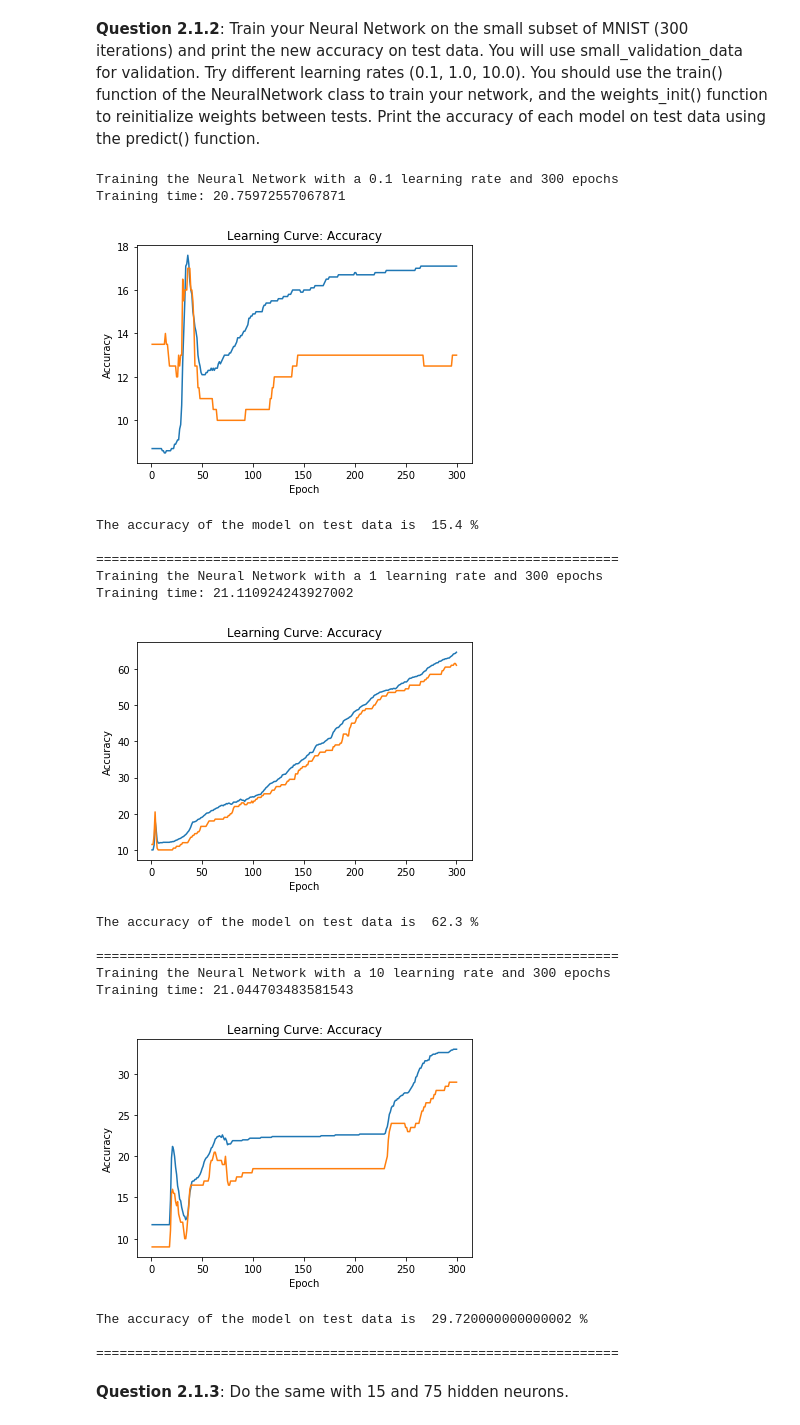
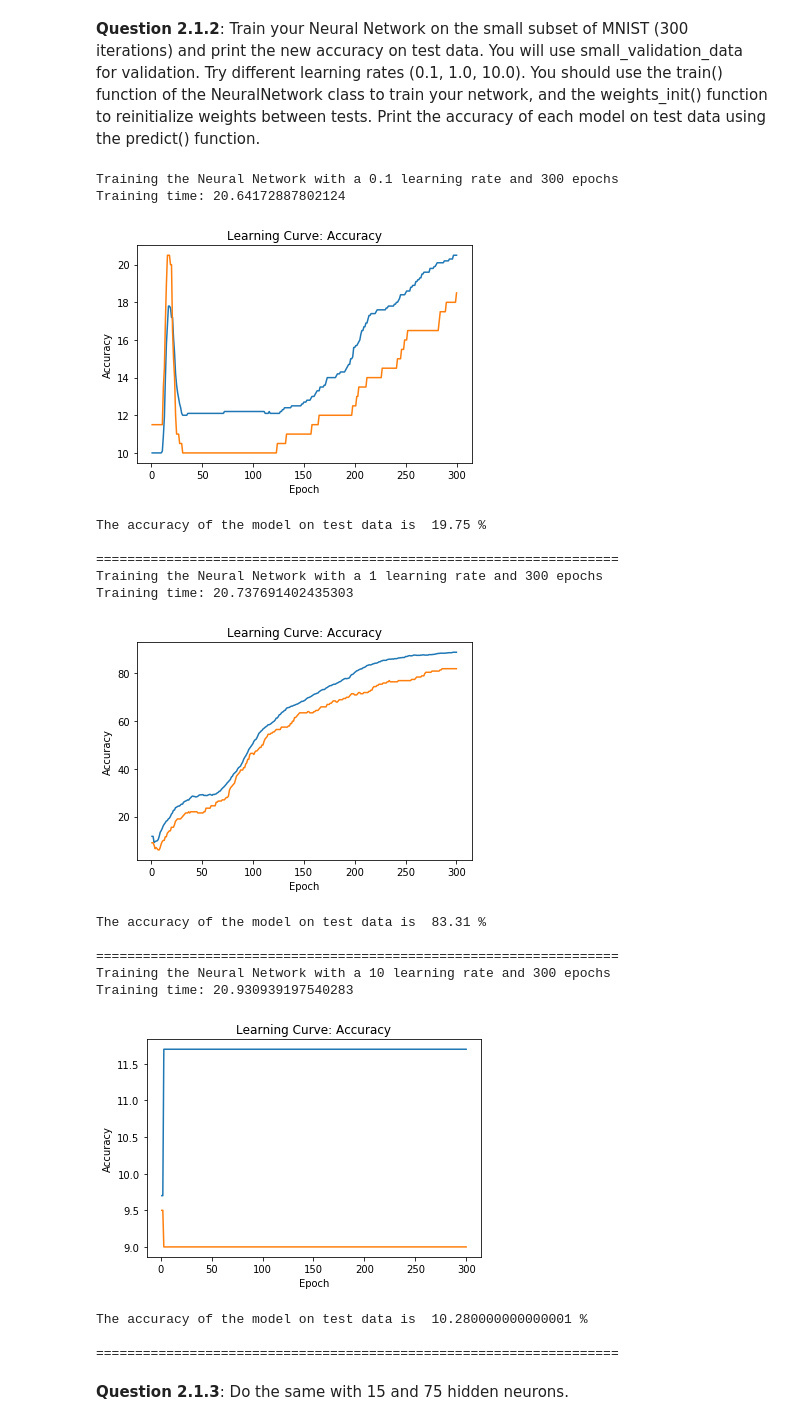
Before and after one commit to kandakji/Artificial-Neural-Networks-for-Handwritten-Digits-Recognition, a Jupyter notebook: Lab1_DL-Students_2019.ipynb, the cells around one changed output. Cells and saved outputs as stored; diff of their text form; code cells hidden in the pictures.

```diff
--- a/Lab1_DL-Students_2019.ipynb
+++ b/Lab1_DL-Students_2019.ipynb
@@ -222,12 +248,15 @@ Output = 0.5597295991095776
 # %%
 class NeuralNetwork(NeuralNetwork):
     def backpropagate(self, targets, learning_rate=5.0):
+
         transfer_df = self.transfer_df
+
         l = learning_rate
+
         targets = np.array(targets) # Target outputs
 
         # Compute the derivative of the loss with respect to the activation in the output layer
-        self.dL_du_output = (self.o_output - targets)*(transfer_df(self.u_output))
+        self.dL_du_output = 2*(self.o_output - targets)*(transfer_df(self.u_output))
 
         # Compute the derivative of the loss with respect to the activation in the hidden layer
         self.dL_du_hidden = np.dot(self.dL_du_output,np.transpose(self.W_hidden_to_output[:-1,:]))*(transfer_df(self.u_hidden))
@@ -329,55 +362,69 @@ mnist_model = NeuralNetwork(input_layer_size = 784, hidden_layer_size = 30, outp
 # Learning rate 0.1
 
 print("Training the Neural Network with a 0.1 learning rate and 300 epochs")
+
 # Initialize the weights
 mnist_model.weights_init()
+
 # Train the model
 mnist_model.train(data = small_training_data, validation_data = small_validation_data, iterations=300, learning_rate=0.1, verbose=False)
+
+test_set_size = len(test_data[0])
+
 # Test the model on test data
-accuracy = (mnist_model.predict(test_data)/len(test_data[0]))*100
+accuracy = (mnist_model.predict(test_data)/test_set_size)*100
+
 print("\nThe accuracy of the model on test data is ",accuracy,"%\n")
 print("===================================================================")
 
 # Learning rate 1.
 
 print("Training the Neural Network with a 1 learning rate and 300 epochs")
+
 # Initialize the weights
 mnist_model.weights_init()
+
 # Train the model
 mnist_model.train(data = small_training_data, validation_data = small_validation_data, iterations=300, learning_rate=1, verbose=False)
+
 # Test the model on test data
-accuracy = (mnist_model.predict(test_data)/len(test_data[0]))*100
+accuracy = (mnist_model.predict(test_data)/test_set_size)*100
+
 print("\nThe accuracy of the model on test data is ",accuracy,"%\n")
 print("===================================================================")
 
 # Learning rate 10.
 
 print("Training the Neural Network with a 10 learning rate and 300 epochs")
+
 # Initialize the weights
 mnist_model.weights_init()
+
 # Train the model
 mnist_model.train(data = small_training_data, validation_data = small_validation_data, iterations=300, learning_rate=10, verbose=False)
+
 # Test the model on test data
-accuracy = (mnist_model.predict(test_data)/len(test_data[0]))*100
+accuracy = (mnist_model.predict(test_data)/test_set_size)*100
+
 print("\nThe accuracy of the model on test data is ",accuracy,"%\n")
 print("===================================================================")
 # %% [output]
 Training the Neural Network with a 0.1 learning rate and 300 epochs
-Training time: 20.75972557067871
+Training time: 20.64172887802124
-[figure, old version]
+[figure, new version]
-The accuracy of the model on test data is  15.4 %
+The accuracy of the model on test data is  19.75 %
 
 ===================================================================
 Training the Neural Network with a 1 learning rate and 300 epochs
-Training time: 21.110924243927002
+Training time: 20.737691402435303
-[figure, old version]
+[figure, new version]
-The accuracy of the model on test data is  62.3 %
+The accuracy of the model on test data is  83.31 %
 
 ===================================================================
 Training the Neural Network with a 10 learning rate and 300 epochs
-Training time: 21.044703483581543
+Training time: 20.930939197540283
-[figure, old version]
+[figure, new version]
-The accuracy of the model on test data is  29.720000000000002 %
+The accuracy of the model on test data is  10.280000000000001 %
 
 ===================================================================
 # %% [markdown]
```
Also changed, not shown: parts of 15 cells of this notebook.
